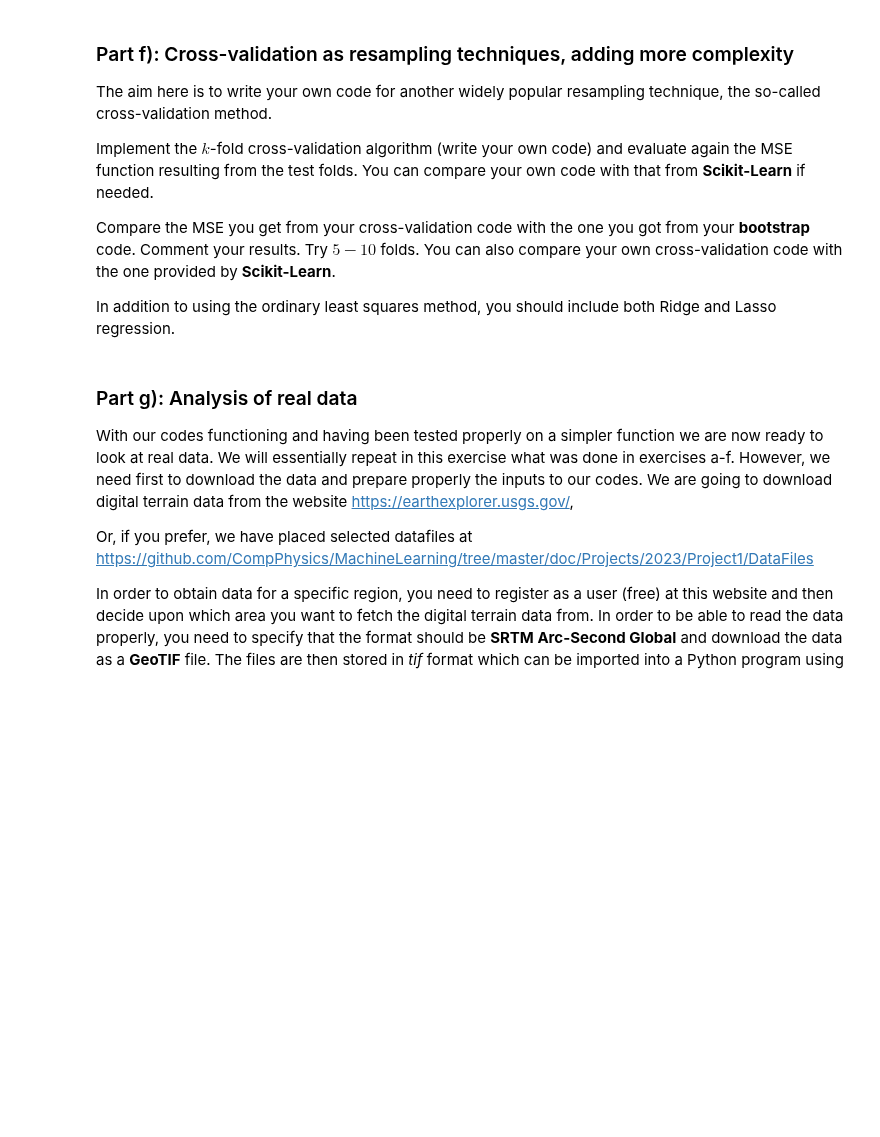
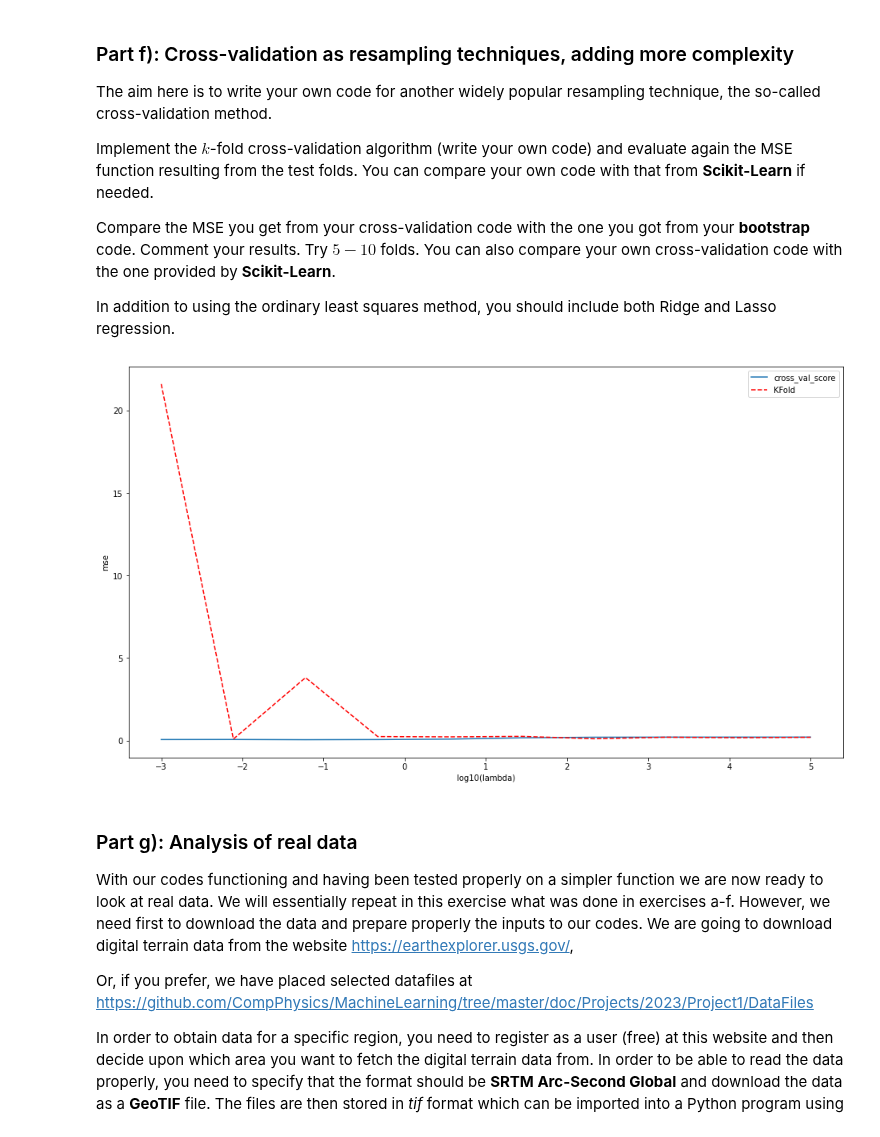
Before and after one commit to Sofriet/Project1data-ml, a Jupyter notebook: Project1.ipynb, the cells around one changed output. Saved outputs shown, nothing was run; the diff lists cells and outputs as text; code cells hidden in the pictures; blank space fills up the shorter version.

```diff
--- a/Project1.ipynb
+++ b/Project1.ipynb
@@ -571,6 +765,91 @@ folds.  You can also compare your own cross-validation code with the
 one provided by **Scikit-Learn**.
 
 In addition to using the ordinary least squares method, you should include both Ridge and Lasso regression.
+# %%
+# A seed just to ensure that the random numbers are the same for every run.
+# Useful for eventual debugging.
+np.random.seed(3155)
+
+# Generate the data.
+x = np.arange(0, 1, 0.05)
+y = np.arange(0, 1, 0.05)
+z = FrankeFunction(x, y)
+X = create_X(x,y,5)
+
+## Cross-validation on Ridge regression using KFold only
+
+# Decide degree on polynomial to fit
+poly = PolynomialFeatures(degree = 6)
+
+# Decide which values of lambda to use
+nlambdas = 10
+lambdas = np.logspace(-3, 5, nlambdas)
+
+# Initialize a KFold instance
+k = 10
+kfold = KFold(n_splits = k)
+
+# Perform the cross-validation to estimate MSE
+scores_KFold = np.zeros((nlambdas, k))
+
+i = 0
+for lmb in lambdas:
+    ridge = Ridge(alpha = lmb)
+    j = 0
+    for train_inds, test_inds in kfold.split(X):
+        xtrain = X[train_inds]
+        ytrain = z[train_inds]
+
+        xtest = X[test_inds]
+        ytest = z[test_inds]
+
+        Xtrain = poly.fit_transform(xtrain)
+        ridge.fit(Xtrain, ytrain[:, np.newaxis])
+
+        Xtest = poly.fit_transform(xtest)
+        ypred = ridge.predict(Xtest)
+
+        scores_KFold[i,j] = np.sum((ypred - ytest[:, np.newaxis])**2)/np.size(ypred)
+
+        j += 1
+    i += 1
+
+
+estimated_mse_KFold = np.mean(scores_KFold, axis = 1)
+
+## Cross-validation using cross_val_score from sklearn along with KFold
+
+# kfold is an instance initialized above as:
+# kfold = KFold(n_splits = k)
+
+estimated_mse_sklearn = np.zeros(nlambdas)
+i = 0
+for lmb in lambdas:
+    ridge = Ridge(alpha = lmb)
+
+    X = poly.fit_transform(x[:, np.newaxis])
+    estimated_mse_folds = cross_val_score(ridge, X, z[:, np.newaxis], scoring='neg_mean_squared_error', cv=kfold)
+
+    # cross_val_score return an array containing the estimated negative mse for every fold.
+    # we have to the the mean of every array in order to get an estimate of the mse of the model
+    estimated_mse_sklearn[i] = np.mean(-estimated_mse_folds)
+
+    i += 1
+
+## Plot and compare the slightly different ways to perform cross-validation
+
+plt.figure(figsize=(16,9))
+plt.plot(np.log10(lambdas), estimated_mse_sklearn, label = 'cross_val_score')
+plt.plot(np.log10(lambdas), estimated_mse_KFold, 'r--', label = 'KFold')
+
+plt.xlabel('log10(lambda)')
+plt.ylabel('mse')
+
+plt.legend()
+
+plt.show()
+# %% [output]
+[figure, added]
 # %% [markdown]
 ### Part g): Analysis of real data
 
```
Also changed, not shown: parts of 12 cells of this notebook.
